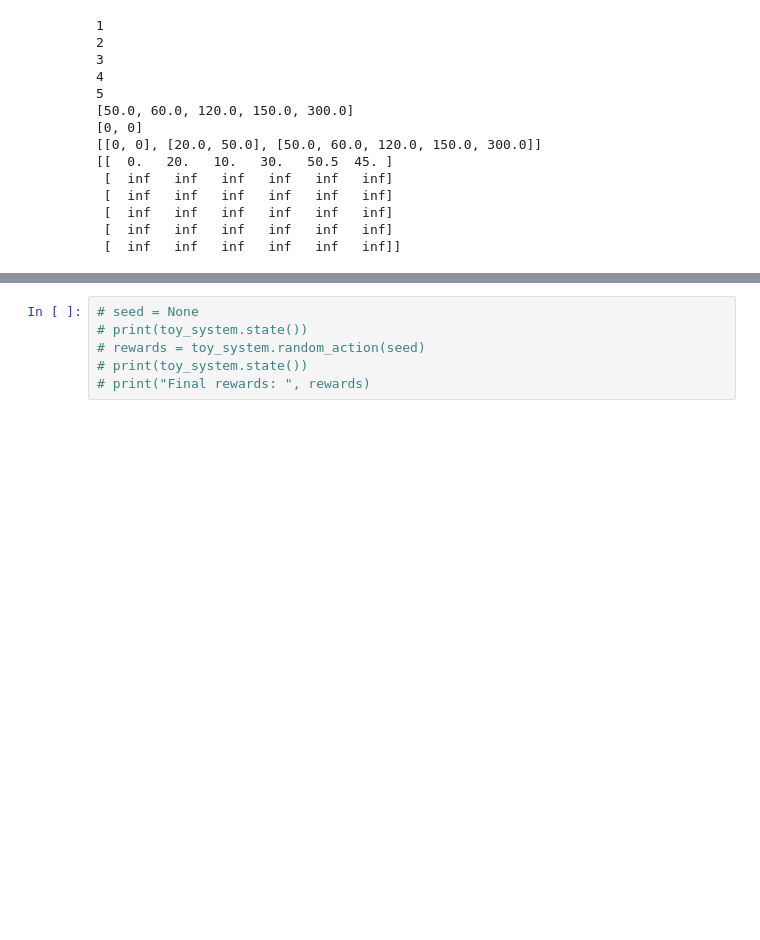
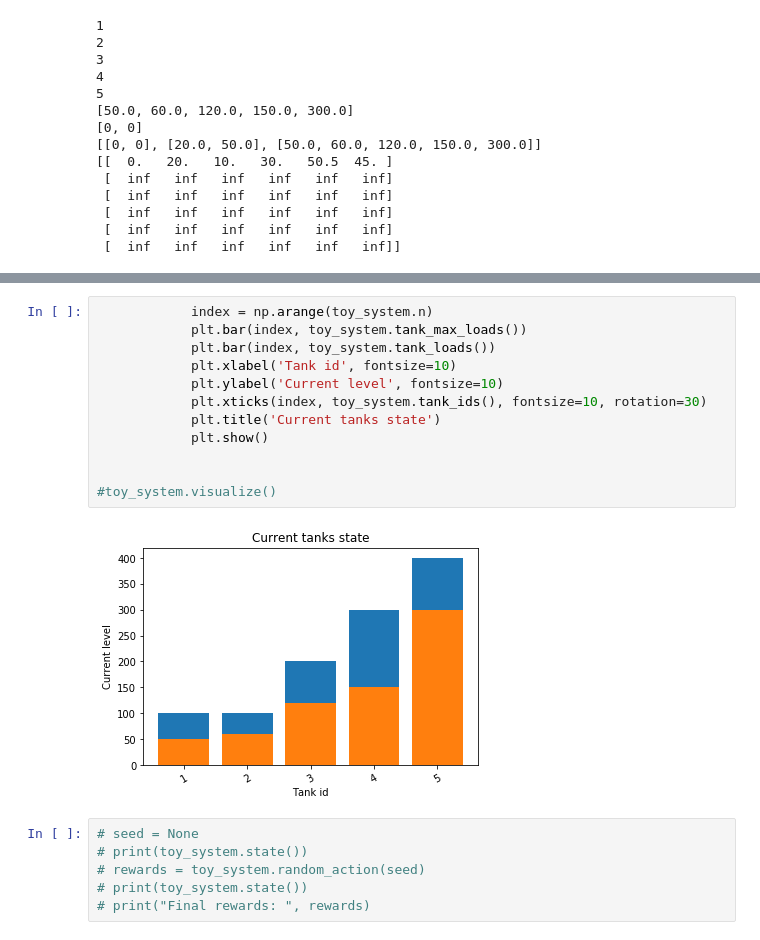
Before and after one commit to dsalgador/RL-Project, a Jupyter notebook: State-classes.ipynb, the cells around one changed output, grey strips where cells are left out. Cells and saved outputs as stored; diff of their text form; blank space fills up the shorter version.

```diff
--- a/State-classes.ipynb
+++ b/State-classes.ipynb
@@ -261,3 +306,17 @@ print(toy_system.weights)
+# %%
+            index = np.arange(toy_system.n)
+            plt.bar(index, toy_system.tank_max_loads())
+            plt.bar(index, toy_system.tank_loads())
+            plt.xlabel('Tank id', fontsize=10)
+            plt.ylabel('Current level', fontsize=10)
+            plt.xticks(index, toy_system.tank_ids(), fontsize=10, rotation=30)
+            plt.title('Current tanks state')
+            plt.show()
+
+
+#toy_system.visualize()
+# %% [output]
+[figure, added]
 # %%
 # seed = None
 # print(toy_system.state())
```
Also changed, not shown: parts of 4 cells of this notebook.
